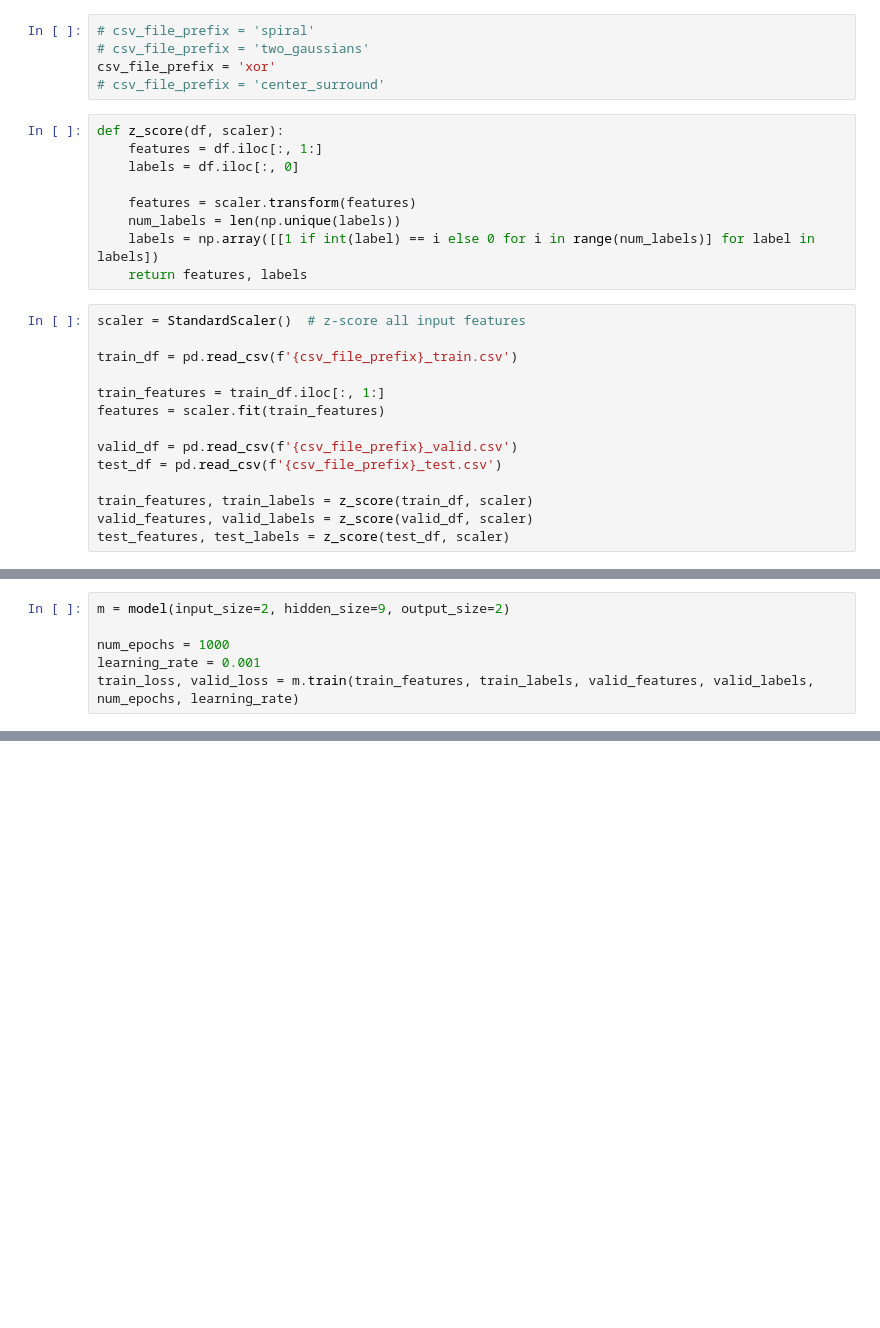
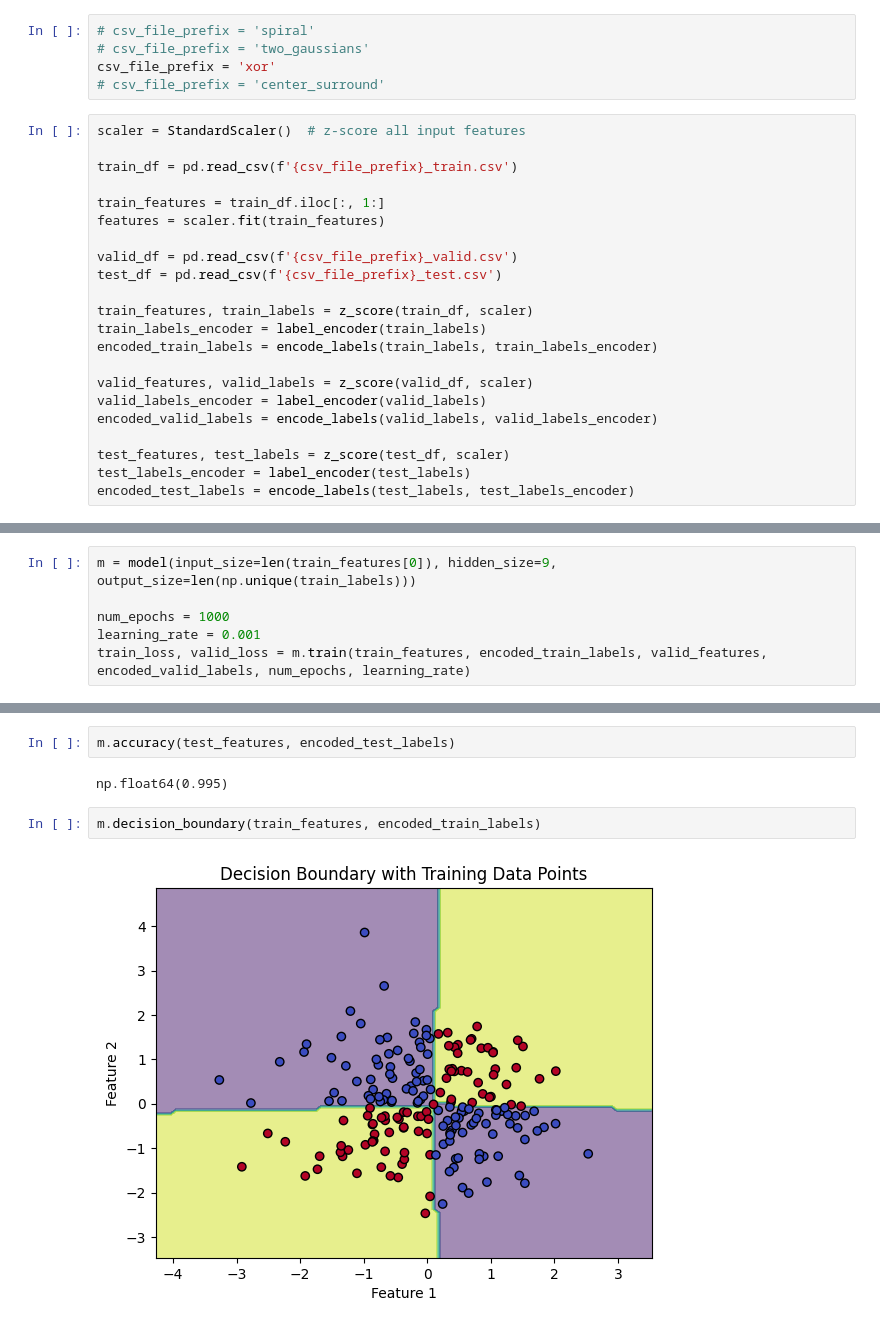
Before and after one commit to Pmcslarrow/hw_3_ml, a Jupyter notebook: p3.ipynb, the cells around one changed output, grey strips where cells are left out. Saved outputs shown, nothing was run; the diff lists cells and outputs as text; blank space fills up the shorter version.

```diff
--- a/p3.ipynb
+++ b/p3.ipynb
@@ -138,15 +391,6 @@ m.backward(results, np.ones((16, 2)))
 # csv_file_prefix = 'two_gaussians'
 csv_file_prefix = 'xor'
 # csv_file_prefix = 'center_surround'
-# %%
-def z_score(df, scaler):
-    features = df.iloc[:, 1:]
-    labels = df.iloc[:, 0]
-
-    features = scaler.transform(features)
-    num_labels = len(np.unique(labels))
-    labels = np.array([[1 if int(label) == i else 0 for i in range(num_labels)] for label in labels])
-    return features, labels
 # %%
 scaler = StandardScaler()  # z-score all input features
 
@@ -159,7 +403,15 @@ valid_df = pd.read_csv(f'{csv_file_prefix}_valid.csv')
 test_df = pd.read_csv(f'{csv_file_prefix}_test.csv')
 
 train_features, train_labels = z_score(train_df, scaler)
+train_labels_encoder = label_encoder(train_labels)
+encoded_train_labels = encode_labels(train_labels, train_labels_encoder)
+
 valid_features, valid_labels = z_score(valid_df, scaler)
+valid_labels_encoder = label_encoder(valid_labels)
+encoded_valid_labels = encode_labels(valid_labels, valid_labels_encoder)
+
 test_features, test_labels = z_score(test_df, scaler)
+test_labels_encoder = label_encoder(test_labels)
+encoded_test_labels = encode_labels(test_labels, test_labels_encoder)
 # %%
 train_features
@@ -168,6 +456,6 @@ train_labels
 # %%
-m = model(input_size=2, hidden_size=9, output_size=2)
+m = model(input_size=len(train_features[0]), hidden_size=9, output_size=len(np.unique(train_labels)))
 
 num_epochs = 1000
 learning_rate = 0.001
-train_loss, valid_loss = m.train(train_features, train_labels, valid_features, valid_labels, num_epochs, learning_rate)
+train_loss, valid_loss = m.train(train_features, encoded_train_labels, valid_features, encoded_valid_labels, num_epochs, learning_rate)
@@ -206,0 +482,8 @@ m.b_i_h
+# %%
+m.accuracy(test_features, encoded_test_labels)
+# %% [output]
+np.float64(0.995)
+# %%
+m.decision_boundary(train_features, encoded_train_labels)
+# %% [output]
+[figure, added]
```
Also changed, not shown: parts of 26 cells of this notebook.
